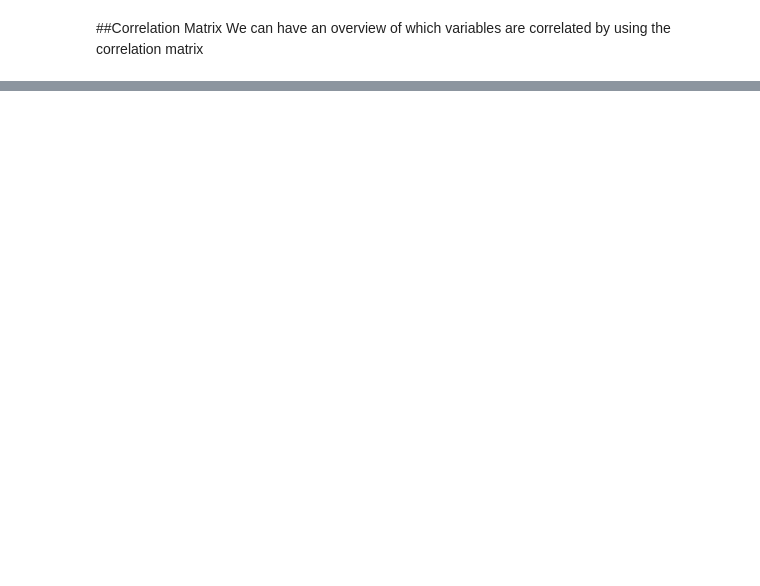
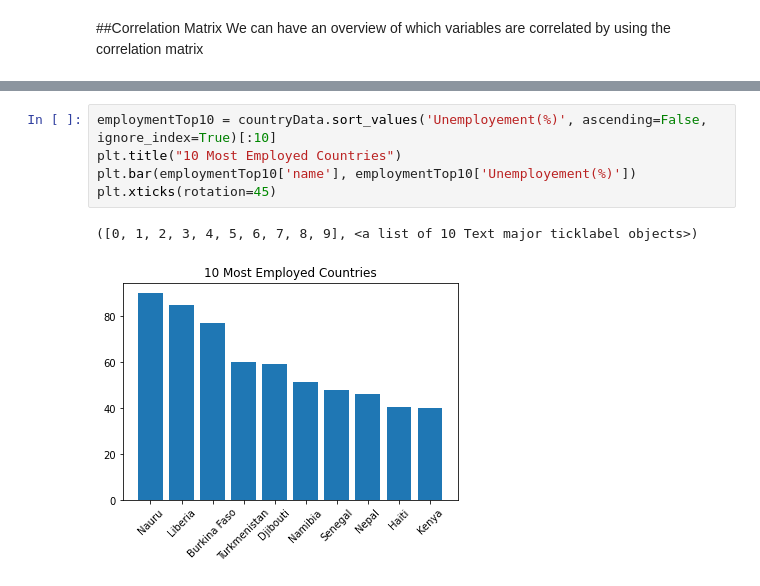
Before and after one commit to Ahmed-Mamdouh99/Data-Engineering-Project, a Jupyter notebook: DE_250_Country_Data.ipynb, the cells around one changed output, grey strips where cells are left out. Drawn from its saved outputs; the diff is of its cells as text; blank space fills up the shorter version.

```diff
--- a/DE_250_Country_Data.ipynb
+++ b/DE_250_Country_Data.ipynb
@@ -152,0 +180,8 @@ plt.xticks(rotation=45)
+# %%
+employmentTop10 = countryData.sort_values('Unemployement(%)', ascending=False, ignore_index=True)[:10]
+plt.title("10 Most Employed Countries")
+plt.bar(employmentTop10['name'], employmentTop10['Unemployement(%)'])
+plt.xticks(rotation=45)
+# %% [output]
+([0, 1, 2, 3, 4, 5, 6, 7, 8, 9], <a list of 10 Text major ticklabel objects>)
+[figure, added]
```
Also changed, not shown: parts of 26 cells of this notebook.
